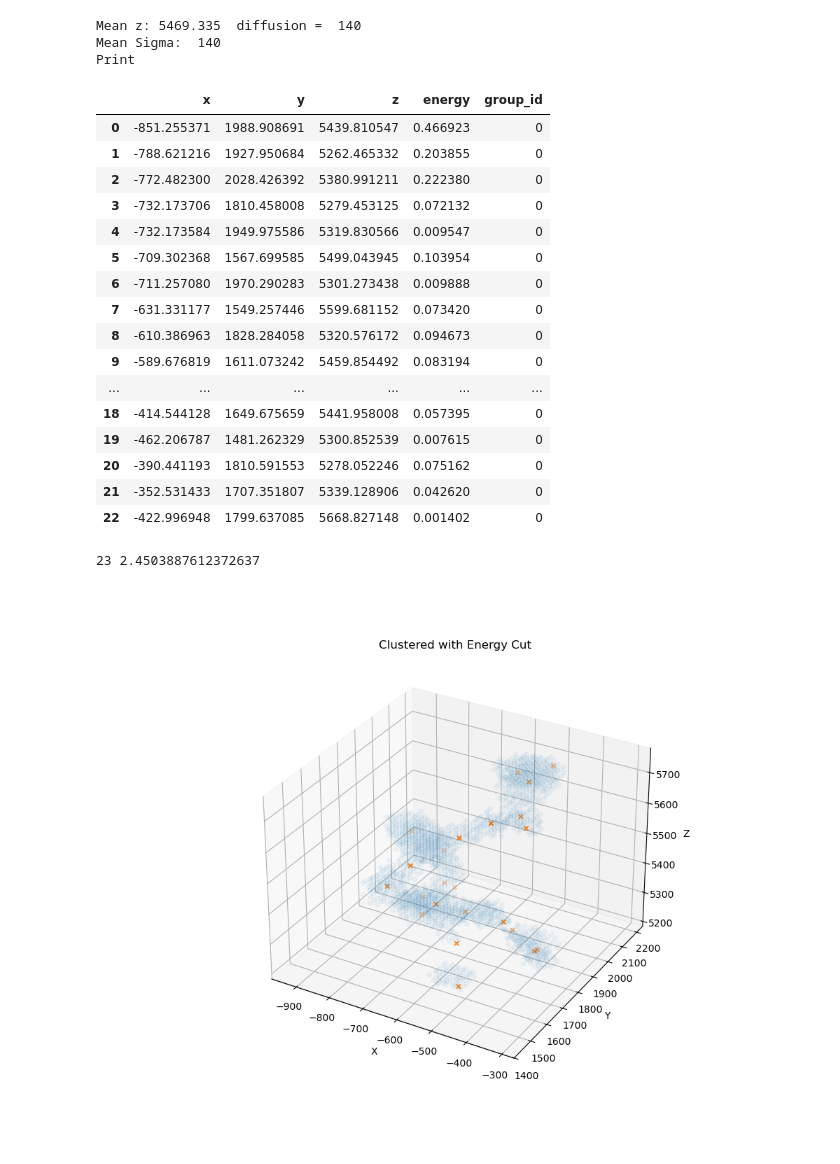
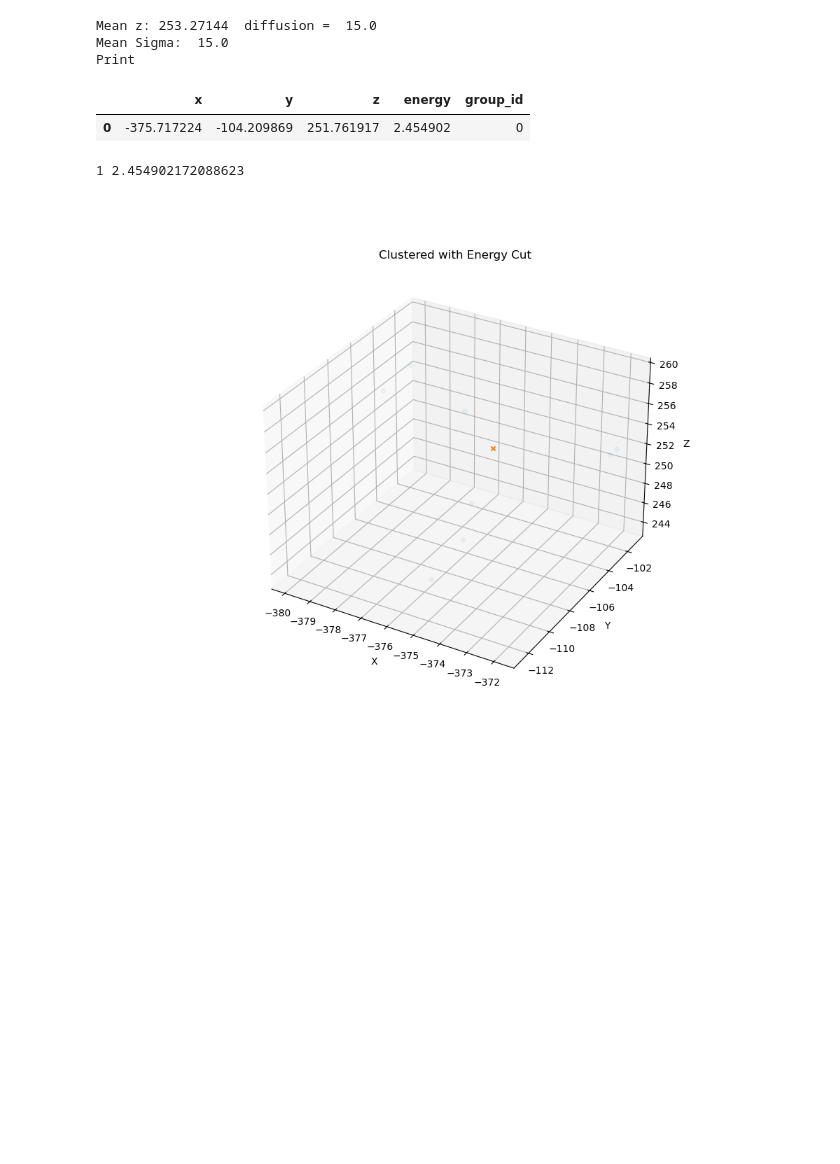
Before and after one commit to kvjmistry/ATPC, a Jupyter notebook: notebooks/Clustering.ipynb, the cells around one changed output. Cells and saved outputs as stored; diff of their text form; code cells hidden in the pictures; blank space fills up the shorter version.

```diff
--- a/notebooks/Clustering.ipynb
+++ b/notebooks/Clustering.ipynb
@@ -14,9 +14,9 @@ from TrackReconstruction_functions import *
 
 pd.options.mode.chained_assignment = None  # Disable the warning
 
-pressure=1
-diffusion="0.05percent"
-# diffusion="0.0percent"
+pressure=25
+diffusion="5.0percent"
+# diffusion="0.05percent"
 # file_id = "1"
 # file_id = "2954"
 file_id = "2638"
@@ -65,6 +65,6 @@ Intel MKL WARNING: Support of Intel(R) Streaming SIMD Extensions 4.2 (Intel(R) S
 # %%
-eid=320000
-eid=event_list[6]
+eid=195330
+# eid=event_list[0]
 
 data = hits[hits.event_id ==eid]
 data_true = hits_true[hits_true.event_id ==eid]
@@ -86,6 +90,6 @@ display(data_true)
 # %%
 
-Diff_smear, energy_threshold, diff_scale_factor, radius_sf, group_sf, Tortuosity_dist  = InitializeParams(pressure, diffusion)
+Diff_smear, energy_threshold, diff_scale_factor, radius_sf, group_sf, Tortuosity_dist, voxel_size  = InitializeParams(pressure, diffusion)
 # voxel_sf=1.1
 # energy_threshold=0
 print("Diffussion smear is: ",        Diff_smear,            "mm/sqrt(cm)")
@@ -94,10 +98,15 @@ print("diffision scale factor is: ",  diff_scale_factor)
 print("Radius scale factor is: ",     radius_sf)
 print("Hit grouping factor is: ",     group_sf)
 print("Tortuosity distance scale is:", Tortuosity_dist)
+print("The voxel size is:",           voxel_size)
 
 # energy_threshold = 0.0004
 
-mean_sigma = round(diff_scale_factor*Diff_smear*np.sqrt(0.1*data.z.mean()))
+mean_sigma = diff_scale_factor*Diff_smear*np.sqrt(0.1*data.z.mean())
+
+# The expected diffusion is less than vox size so replace
+if (mean_sigma < 1.5*voxel_size):
+    mean_sigma = 1.5*voxel_size
 
 
 # Calculate the detector half-length
@@ -211,6 +219,10 @@ data_copy = data.copy()
 df_merged = CutandRedistibuteEnergy(data_copy, energy_threshold)
 
 mean_sigma_group = group_sf*Diff_smear*np.sqrt(0.1*data.z.mean())
+
+if (mean_sigma_group < 1.5*voxel_size):
+    mean_sigma_group = 1.5*voxel_size
+
 df_merged = GroupHits(df_merged, mean_sigma_group)
 
 # Apply clustering
@@ -223,57 +235,41 @@ for gid in sorted(df_merged.group_id.unique()):
 
 node_centers_df = pd.concat(node_centers_df, ignore_index=True)
 
-print("Print")
 display(node_centers_df)
 print(len(node_centers_df), node_centers_df.energy.sum())
 
 # -------
 
 fig = plt.figure(figsize=(10, 8))
 ax = fig.add_subplot(111, projection='3d')
 
 # Unclustered
 # for gid in sorted(df_merged.group_id.unique()):
 #     # ax.scatter(data['x'], data['y'], data['z'], marker='o',alpha=0.01)
 #     # ax.scatter(data_true['x'], data_true['y'], data_true['z'], marker='o')
 #     temp_df = df_merged[df_merged.group_id == gid]
 #     ax.scatter(temp_df['x'], temp_df['y'], temp_df['z'], marker='x')
 
 # Clustered
 for gid in sorted(node_centers_df.group_id.unique()):
     ax.scatter(df_merged['x'], df_merged['y'], df_merged['z'], marker='o',alpha=0.05)
     # ax.scatter(data_true['x'], data_true['y'], data_true['z'], marker='o')
     temp_df = node_centers_df[node_centers_df.group_id == gid]
     ax.scatter(temp_df['x'], temp_df['y'], temp_df['z'], marker='x')
 
 ax.set_xlabel('X')
 ax.set_ylabel('Y')
 ax.set_zlabel('Z')
 ax.set_title('Clustered with Energy Cut')
 plt.show()
 # %% [output]
-Mean z: 5469.335  diffusion =  140
-Mean Sigma:  140
+Mean z: 253.27144  diffusion =  15.0
+Mean Sigma:  15.0
 Print
 |  | x | y | z | energy | group_id |
-| 0 | -851.255371 | 1988.908691 | 5439.810547 | 0.466923 | 0 |
-| 1 | -788.621216 | 1927.950684 | 5262.465332 | 0.203855 | 0 |
-| 2 | -772.482300 | 2028.426392 | 5380.991211 | 0.222380 | 0 |
-| 3 | -732.173706 | 1810.458008 | 5279.453125 | 0.072132 | 0 |
-| 4 | -732.173584 | 1949.975586 | 5319.830566 | 0.009547 | 0 |
-| 5 | -709.302368 | 1567.699585 | 5499.043945 | 0.103954 | 0 |
-| 6 | -711.257080 | 1970.290283 | 5301.273438 | 0.009888 | 0 |
-| 7 | -631.331177 | 1549.257446 | 5599.681152 | 0.073420 | 0 |
-| 8 | -610.386963 | 1828.284058 | 5320.576172 | 0.094673 | 0 |
-| 9 | -589.676819 | 1611.073242 | 5459.854492 | 0.083194 | 0 |
-| ... | ... | ... | ... | ... | ... |
-| 18 | -414.544128 | 1649.675659 | 5441.958008 | 0.057395 | 0 |
-| 19 | -462.206787 | 1481.262329 | 5300.852539 | 0.007615 | 0 |
-| 20 | -390.441193 | 1810.591553 | 5278.052246 | 0.075162 | 0 |
-| 21 | -352.531433 | 1707.351807 | 5339.128906 | 0.042620 | 0 |
-| 22 | -422.996948 | 1799.637085 | 5668.827148 | 0.001402 | 0 |
+| 0 | -375.717224 | -104.209869 | 251.761917 | 2.454902 | 0 |
-23 2.4503887612372637
+1 2.454902172088623
-[figure, old version]
+[figure, new version]
 # %%
 
 
```
Also changed, not shown: parts of 12 cells of this notebook, 4 other files.
